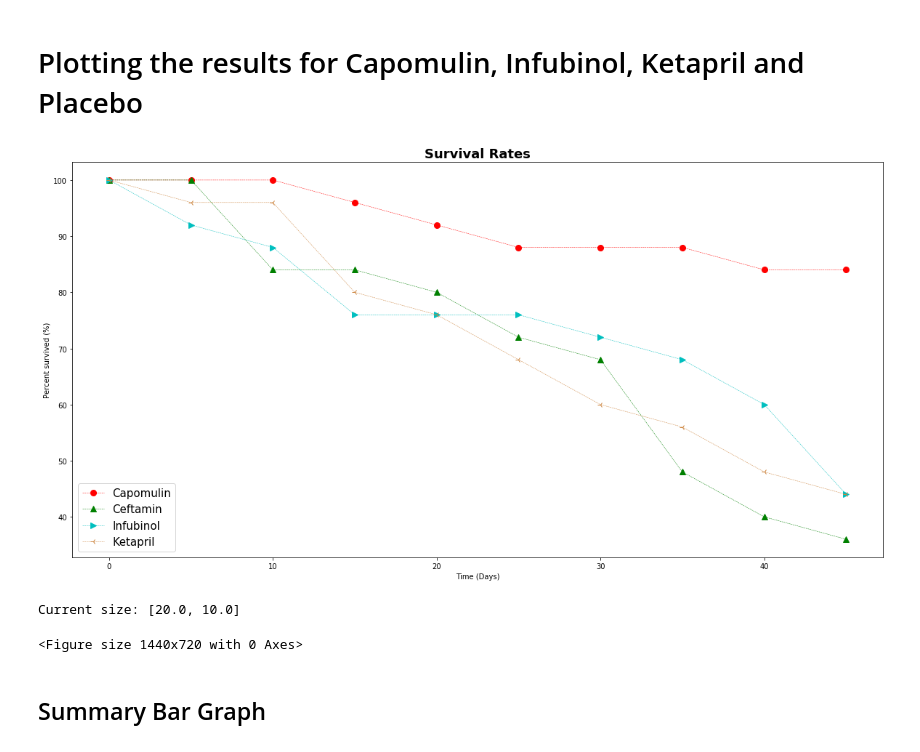
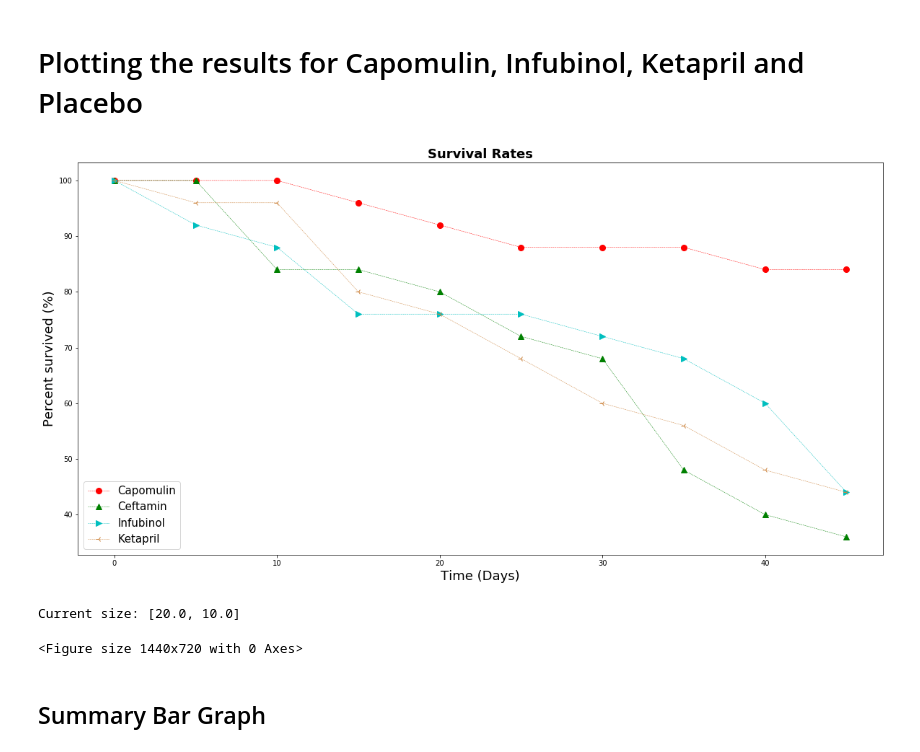
Before and after one commit to kavehamini/matplotlib-challenge, a Jupyter notebook: Pymaceuticals/pymaceuticals_Kaveh.ipynb, the cells around one changed output. Cells and saved outputs as stored; diff of their text form; code cells hidden in the pictures.

```diff
--- a/Pymaceuticals/pymaceuticals_Kaveh.ipynb
+++ b/Pymaceuticals/pymaceuticals_Kaveh.ipynb
@@ -463,33 +474,33 @@ Current size: [20.0, 10.0]
 # %%
 plt.errorbar(mousecountdf.index, mousecountdf['Capomulin'], color='r', marker='o', markersize=8, linestyle='--', linewidth=0.5)
 plt.errorbar(mousecountdf.index, mousecountdf['Infubinol'], color='g', marker='^', markersize=8, linestyle='--', linewidth=0.5)
 plt.errorbar(mousecountdf.index, mousecountdf['Ketapril'], color='c', marker='>', markersize=8, linestyle='--', linewidth=0.5)
 plt.errorbar(mousecountdf.index, mousecountdf['Placebo'], color='peru', marker='3', markersize=8, linestyle='--', linewidth=0.5)
 
 
 x_lim = len(metastaticmeandf.index)
 # Chart title
 plt.title("Survival Rates", fontdict = {'fontsize': 18, 'fontweight': 'bold'})
 # x label
-plt.xlabel("Time (Days)")
+plt.xlabel("Time (Days)", fontdict = {'fontsize': 18})
 # y label
-plt.ylabel("Percent survived (%)")
+plt.ylabel("Percent survived (%)", fontdict = {'fontsize': 18})
 # legend
 plt.legend(mousecountdf, loc=3, prop={'size':15})
 
 plt.show()
 fig_size = plt.rcParams["figure.figsize"]
 
 # Prints: [8.0, 6.0]
 print ("Current size:", fig_size)
 
 # Set figure width to 12 and height to 9
 fig_size[0] = 20
 fig_size[1] = 10
 plt.rcParams["figure.figsize"] = fig_size
 plt.savefig('survivalrates.png')
 # %% [output]
-[figure, old version]
+[figure, new version]
 Current size: [20.0, 10.0]
 <Figure size 1440x720 with 0 Axes>
 # %% [markdown]
```
Also changed, not shown: parts of 7 cells of this notebook.
